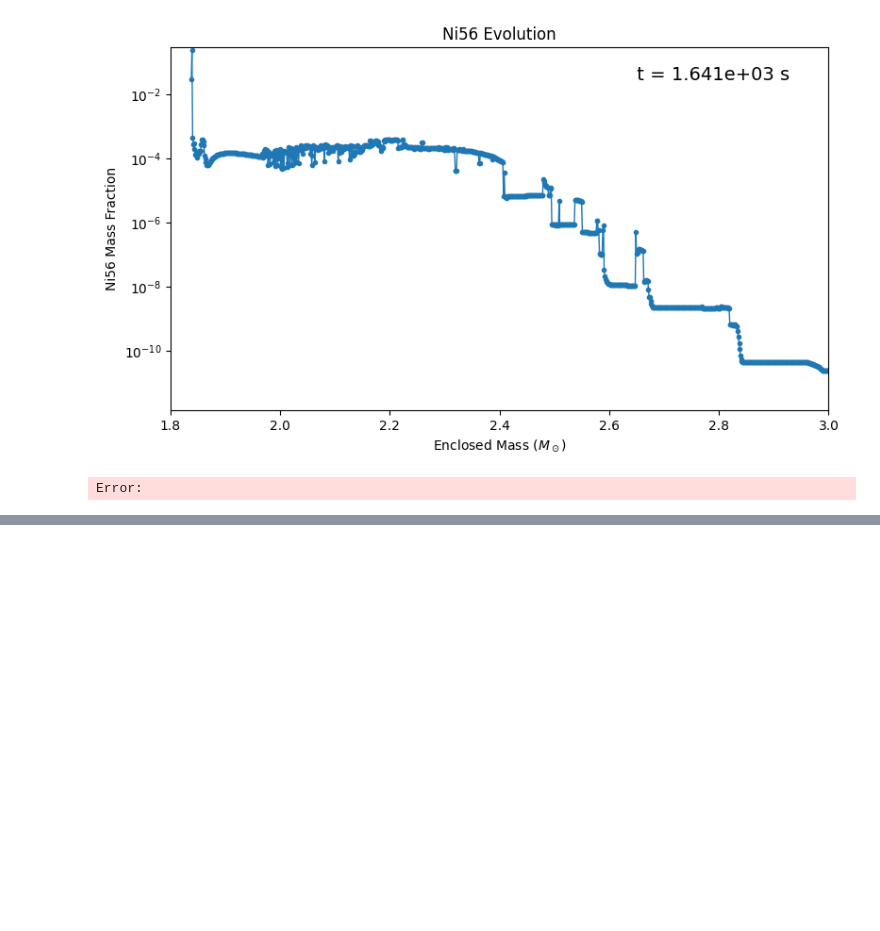
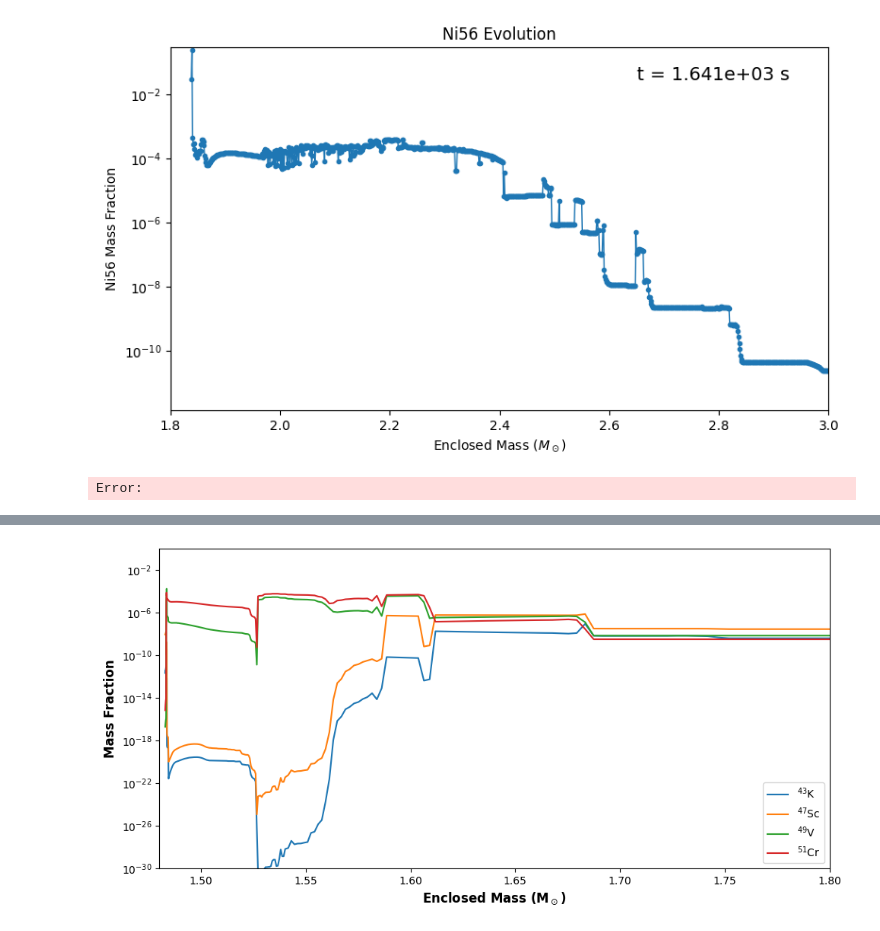
Before and after one commit to snaphu-msu/osnap, a Jupyter notebook: scripts/quick_plotting.ipynb, the cells around one changed output, grey strips where cells are left out. Cells and saved outputs as stored; diff of their text form; code cells hidden in the pictures; blank space fills up the shorter version.

```diff
--- a/scripts/quick_plotting.ipynb
+++ b/scripts/quick_plotting.ipynb
@@ -445,0 +524,38 @@ Error:
+# %%
+import numpy as np
+import matplotlib.pyplot as plt
+from osnap import *
+import pandas as pd
+import os
+import yt
+
+isotopes = ["k43", "sc47", "v49", "cr51"]
+isotope_labels = ["$^{43}$K", "$^{47}$Sc", "$^{49}$V", "$^{51}$Cr"]
+
+# Loads the stitched data for the given parameters
+base_path = f"/mnt/research/SNAPhU/STIR/run_sukhbold/run_14may19_a1.25/run_12.0"
+model_name = f"stir2_14may19_s12.0_alpha1.25"
+path = f"{config.stitched_output_directory}/stitched_stir2_14may19_s12.0_alpha1.25_variable"
+data = pd.read_csv(path, sep='\s+')
+
+_, shock_radius = np.loadtxt(base_path + "/" + model_name + ".dat", unpack=True, usecols=(0, 11))
+last_checkpoint = base_path + "/output/" + sorted([f for f in os.listdir(base_path + "/output") if "chk" in f])[-1]
+stir_data = yt.load(last_checkpoint).all_data()
+total_specific_energy = load_data.calculate_total_specific_energy(stir_data["ye  "], stir_data["temp"], stir_data["density"], stir_data["velx"]) + stir_data['flash', 'gpot'].value
+enclosed_mass = np.cumsum(stir_data['flash', 'cell_volume'].value * stir_data['gas', 'density'].value) / config.M_sun
+pns_masscut_index = np.min(np.where(total_specific_energy >= 0))
+pns_mass = enclosed_mass[pns_masscut_index]
+data = data[data["enclosed_mass"] > pns_mass]
+
+plt.figure(figsize=(10, 5))
+for i, isotope in enumerate(isotopes):
+    plt.plot(data["enclosed_mass"], data[isotope], label = isotope_labels[i])
+plt.xlabel('Enclosed Mass (M$_\\odot$)', fontweight='bold', fontsize=12)
+plt.ylabel('Mass Fraction', fontweight='bold', fontsize=12)
+plt.semilogy()
+plt.xlim(1.48, 1.8)
+plt.ylim(1e-30, 1)
+plt.legend(loc="lower right")
+plt.tight_layout()
+plt.savefig(f"{config.plot_directory}/hermansen_isotope_comparison_2.png", dpi=400)
+# %% [output]
@@ -445,0 +569 @@ Error:
+[figure, added]
```
Also changed, not shown: parts of 17 cells of this notebook, 19 other files.
